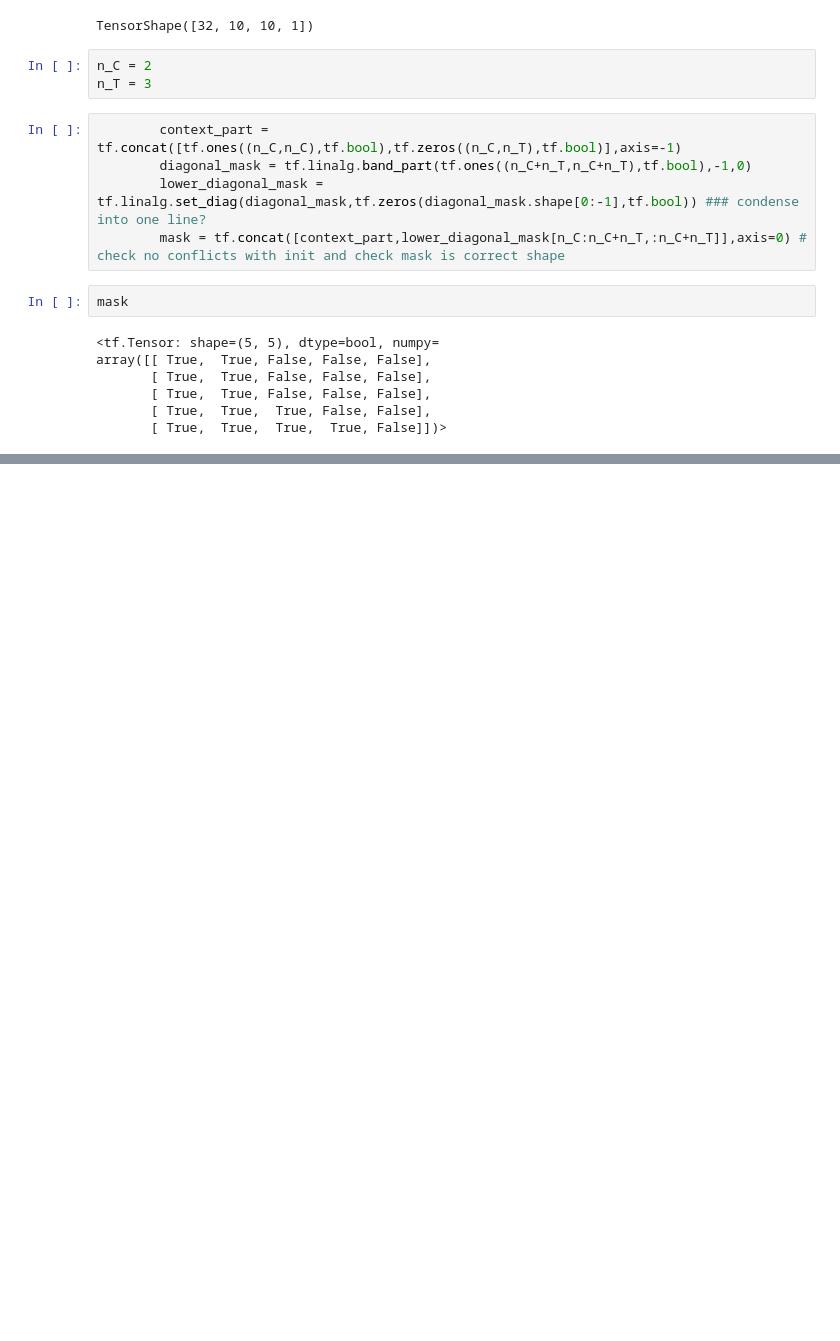
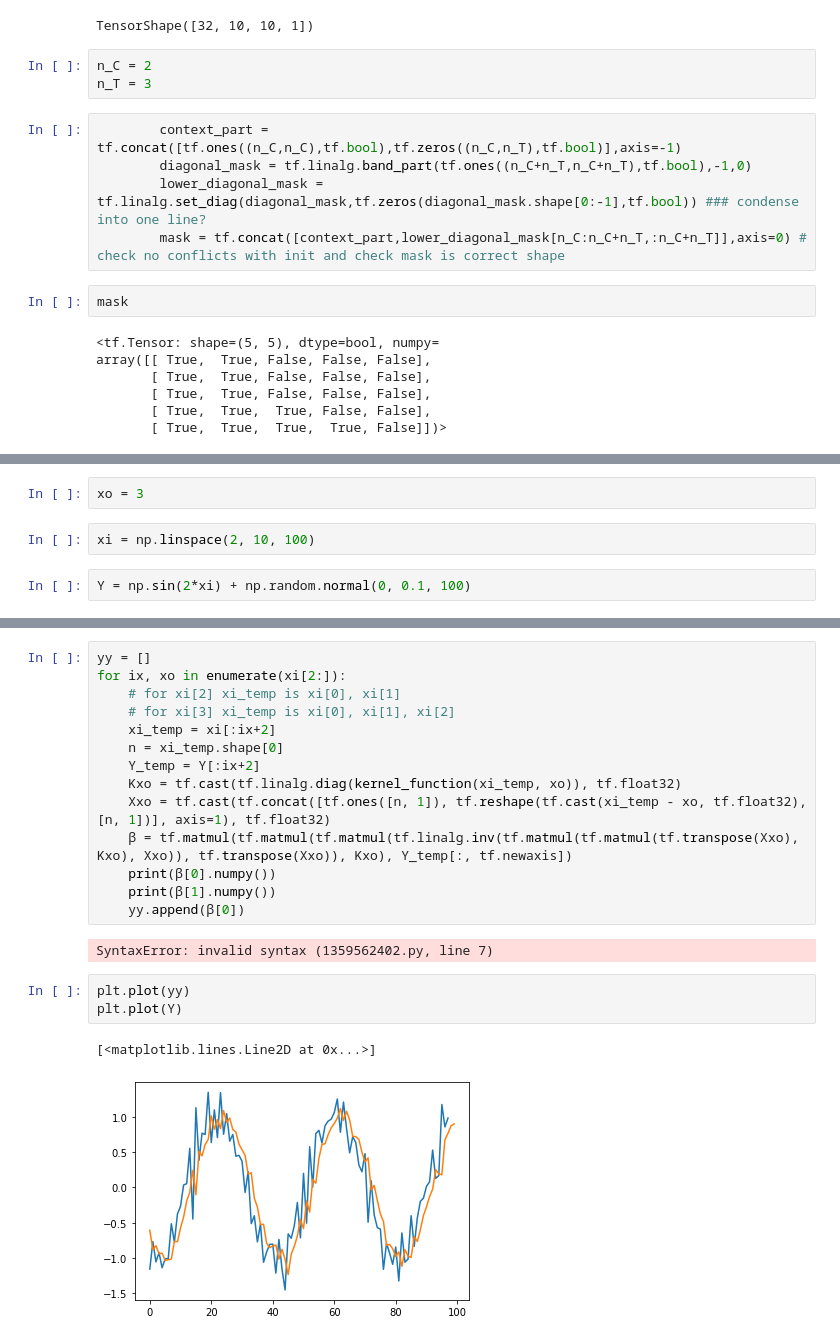
Before and after one commit to oremnirv/ATP, a Jupyter notebook: autoformer_192_ETTm2.ipynb, the cells around one changed output, grey strips where cells are left out. Drawn from its saved outputs; the diff is of its cells as text; blank space fills up the shorter version.

```diff
--- a/autoformer_192_ETTm2.ipynb
+++ b/autoformer_192_ETTm2.ipynb
@@ -1432,0 +1568,6 @@ array([[ True,  True, False, False, False],
+# %%
+xo = 3
+# %%
+xi = np.linspace(2, 10, 100)
+# %%
+Y = np.sin(2*xi) + np.random.normal(0, 0.1, 100)
@@ -1432,0 +1597,22 @@ array([[ True,  True, False, False, False],
+# %%
+yy = []
+for ix, xo in enumerate(xi[2:]):
+    # for xi[2] xi_temp is xi[0], xi[1]
+    # for xi[3] xi_temp is xi[0], xi[1], xi[2]
+    xi_temp = xi[:ix+2]
+    n = xi_temp.shape[0]
+    Y_temp = Y[:ix+2]
+    Kxo = tf.cast(tf.linalg.diag(kernel_function(xi_temp, xo)), tf.float32)
+    Xxo = tf.cast(tf.concat([tf.ones([n, 1]), tf.reshape(tf.cast(xi_temp - xo, tf.float32), [n, 1])], axis=1), tf.float32)
+    β = tf.matmul(tf.matmul(tf.matmul(tf.linalg.inv(tf.matmul(tf.matmul(tf.transpose(Xxo), Kxo), Xxo)), tf.transpose(Xxo)), Kxo), Y_temp[:, tf.newaxis])
+    print(β[0].numpy())
+    print(β[1].numpy())
+    yy.append(β[0])
+# %% [output]
+SyntaxError: invalid syntax (1359562402.py, line 7)
+# %%
+plt.plot(yy)
+plt.plot(Y)
+# %% [output]
+[<matplotlib.lines.Line2D at 0x...>]
+[figure, added]
```
Also changed, not shown: parts of 24 cells of this notebook, 9 other files.
